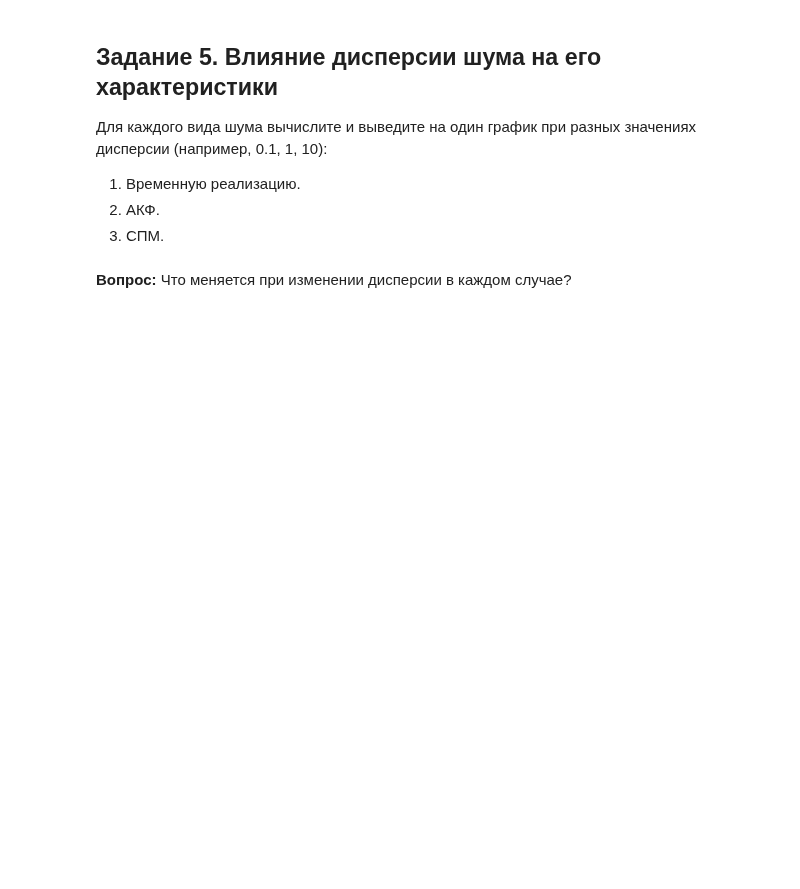
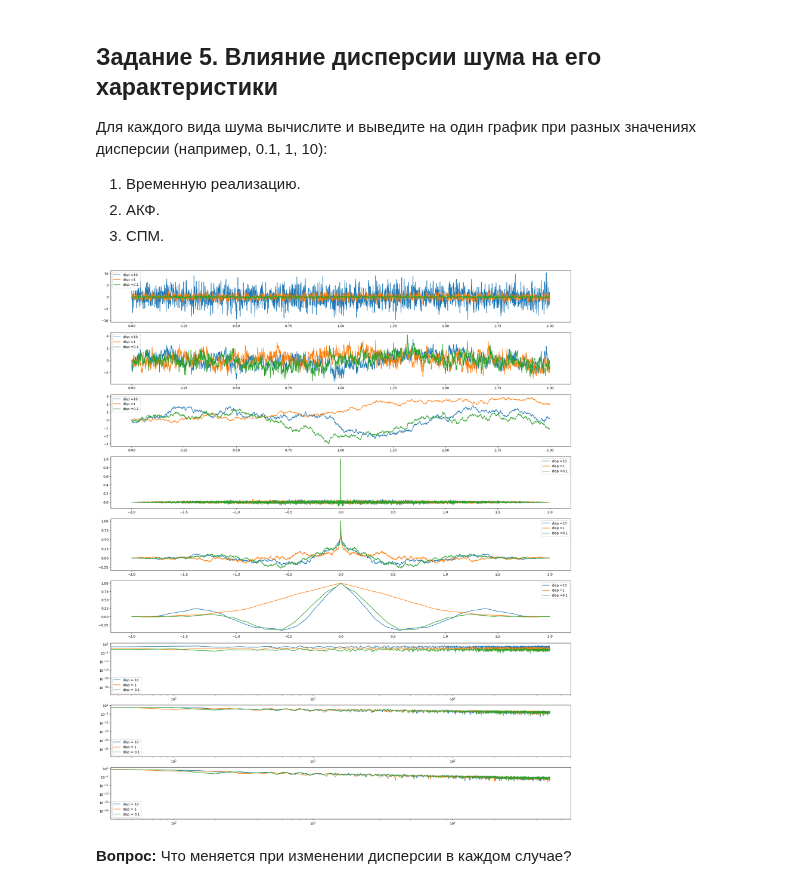
Before and after one commit to Korobokkk/YADRO-2026_dsp-seminars, a Jupyter notebook: kiselel_4_lab.ipynb, the cells around one changed output. Cells and saved outputs as stored; diff of their text form; code cells hidden in the pictures; blank space fills up the shorter version.

```diff
--- a/kiselel_4_lab.ipynb
+++ b/kiselel_4_lab.ipynb
@@ -183,3 +181,80 @@ plt.draw()
+# %%
+disp_arr = [10, 1, 0.1]
+
+def make_signals_with_noise(disp):
+  fs = 1000
+  T = 2
+  sigma = np.sqrt(disp)
+  #WHITE
+  white_n = np.random.normal(0, sigma, T * fs)
+  #PINK
+  X = np.fft.rfft(white_n)
+  freqs = np.fft.rfftfreq(T * fs, d = 1 / fs)
+  X[1:] /= np.sqrt(freqs[1:])
+  pink_n = np.fft.irfft(X)
+  pink_n /= np.std(pink_n)
+  #RED
+  red_n = np.cumsum(white_n)
+  red_n /= np.std(red_n)
+  return white_n,  pink_n, red_n
+
+
+def corr_function(noise_signal, t):
+  cor = np.correlate(noise_signal, noise_signal, mode = 'full')
+  cor = cor[len(noise_signal) - 1:]
+  cor /= cor[0]
+  return cor
+
+def symmetric_f(res_cor):
+  return(np.concatenate([res_cor[:0:-1],  res_cor]))
+
+def make_AKF(white, pink, red, t):
+  fs = 1000
+  white_res_cor = corr_function(white, t)
+  pink_res_cor = corr_function(pink, t)
+  red_res_cor = corr_function(red, t)
+
+  new_range = np.arange(-(len(t)- 1), len(t))
+  res_range = new_range / fs
+
+  return res_range, symmetric_f(white_res_cor), symmetric_f(pink_res_cor), symmetric_f(red_res_cor)
+
+# !!!
+fig, axes = plt.subplots(9, 1, figsize=(25,30))
+for d in disp_arr:
+  #1. base
+  white_noise_with_another_disp, pink_noise_with_another_disp, red_noise_with_another_disp = make_signals_with_noise(d)
+  #print(white_noise_with_another_disp, pink_noise_with_another_disp, red_noise_with_another_disp)
+  t = np.arange(0, 2, 1 / fs)
+  #axes[0].title('Белый шум разных дисперсий')
+  axes[0].plot(t, white_noise_with_another_disp, label = f'disp ={d}')
+  axes[0].legend()
+  axes[1].plot(t, pink_noise_with_another_disp, label = f'disp ={d}')
+  axes[1].legend()
+  axes[2].plot(t, red_noise_with_another_disp, label = f'disp ={d}')
+  axes[2].legend()
+
+  #2. АКФ
+  res_range_akf, white_akf, pink_akf, red_akf = make_AKF(white_noise_with_another_disp, pink_noise_with_another_disp, red_noise_with_another_disp, t)
+  axes[3].plot(res_range_akf, white_akf, label = f'disp ={d}')
+  axes[3].legend()
+  axes[4].plot(res_range_akf, pink_akf, label = f'disp ={d}')
+  axes[4].legend()
+  axes[5].plot(res_range_akf, red_akf, label = f'disp ={d}')
+  axes[5].legend()
+
+  #3
+  f_white, arr_white = scipy.signal.periodogram(white_noise_with_another_disp, fs = 1000)
+  f_pink, arr_pink = scipy.signal.periodogram(pink_noise_with_another_disp, fs = 1000)
+  f_red, arr_red = scipy.signal.periodogram(red_noise_with_another_disp, fs = 1000)
+  axes[6].loglog(f_white, arr_white,  label = f'disp = {d}')
+  axes[6].legend()
+  axes[7].loglog(f_pink, arr_pink,  label = f'disp = {d}')
+  axes[7].legend()
+  axes[8].loglog(f_red, arr_red, label = f'disp = {d}')
+  axes[8].legend()
+# %% [output]
+[figure, added]
 # %% [markdown]
 **Вопрос:** Что меняется при изменении дисперсии в каждом случае?
 # %% [markdown]
```
Also changed, not shown: parts of 1 cell of this notebook.
